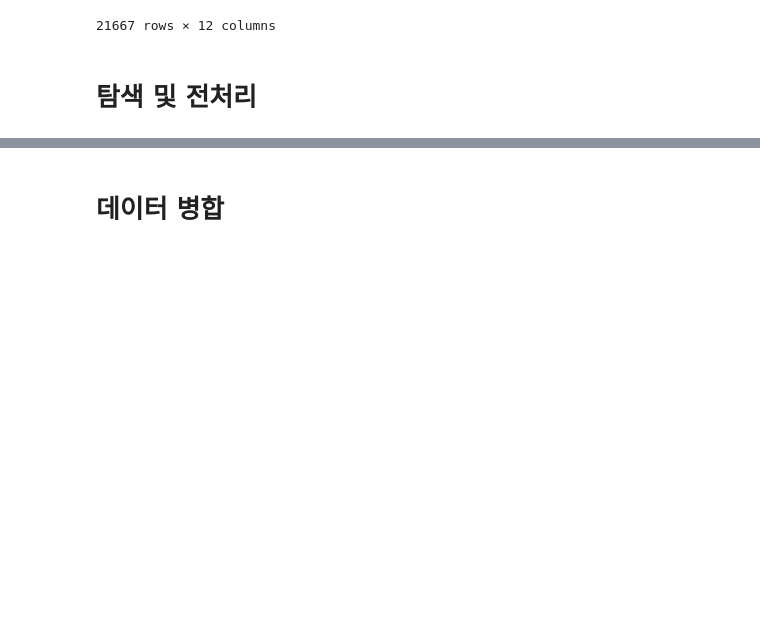
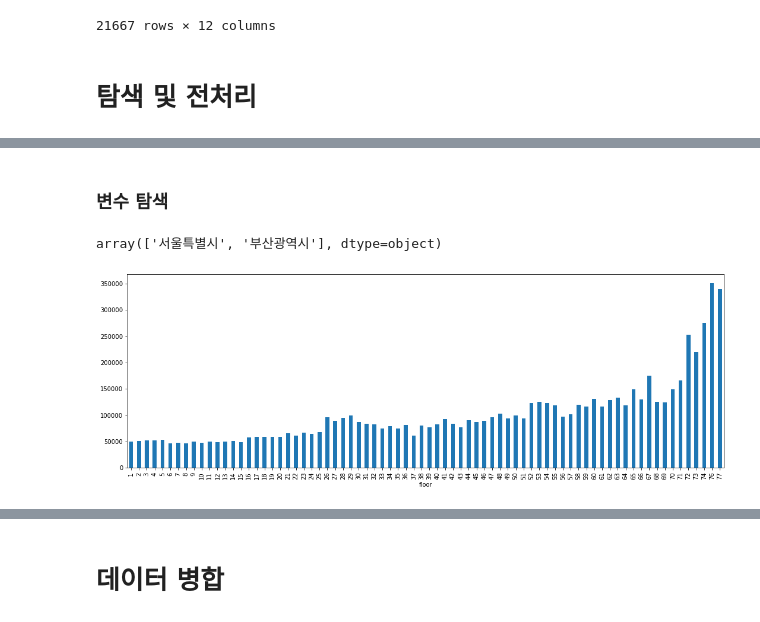
Before and after one commit to seonydg/ml-predicting-the-actual-price-of-apartments-dacon-zigbang, a Jupyter notebook: Predicting the Actual Price of Apartments-DACON.ipynb, the cells around one changed output, grey strips where cells are left out. Saved outputs shown, nothing was run; the diff lists cells and outputs as text; code cells hidden in the pictures; blank space fills up the shorter version.

```diff
--- a/Predicting the Actual Price of Apartments-DACON.ipynb
+++ b/Predicting the Actual Price of Apartments-DACON.ipynb
@@ -100,0 +201,3 @@ ref_df
+# %%
+# 거래 id는 불필요하다 판단, addr은 중복으로 제거
+df.drop(['transaction_id', 'addr_kr'], axis=1, inplace=True)
@@ -100,0 +220,28 @@ ref_df
+# %% [markdown]
+### 변수 탐색
+# %%
+# 아파트가 언제 건축되었는지 나이 변수로
+df['age'] = 2018 - df['year_of_completion']
+df.drop('year_of_completion', axis=1, inplace=True)
+# %%
+# 거래 년도
+df['transaction_year_month'] = df['transaction_year_month'].astype(str) # 년/월 분리를 위해
+
+df['transaction_year'] = df['transaction_year_month'].str[:4].astype(int)
+df['transaction_month'] = df['transaction_year_month'].str[4:].astype(int)
+
+df.drop('transaction_year_month', axis=1, inplace=True)
+# %%
+# 시 수치화
+df['city'].unique()
+# %% [output]
+array(['서울특별시', '부산광역시'], dtype=object)
+# %%
+# 서울 : 1, 부산 : 0
+df['seoul'] = (df['city'] == '서울특별시').astype(int)
+# %%
+plt.figure(figsize=(18, 6))
+df.groupby('floor')['transaction_real_price'].mean().plot(kind='bar')
+plt.show()
+# %% [output]
+[figure, added]
```
Also changed, not shown: parts of 53 cells of this notebook.
